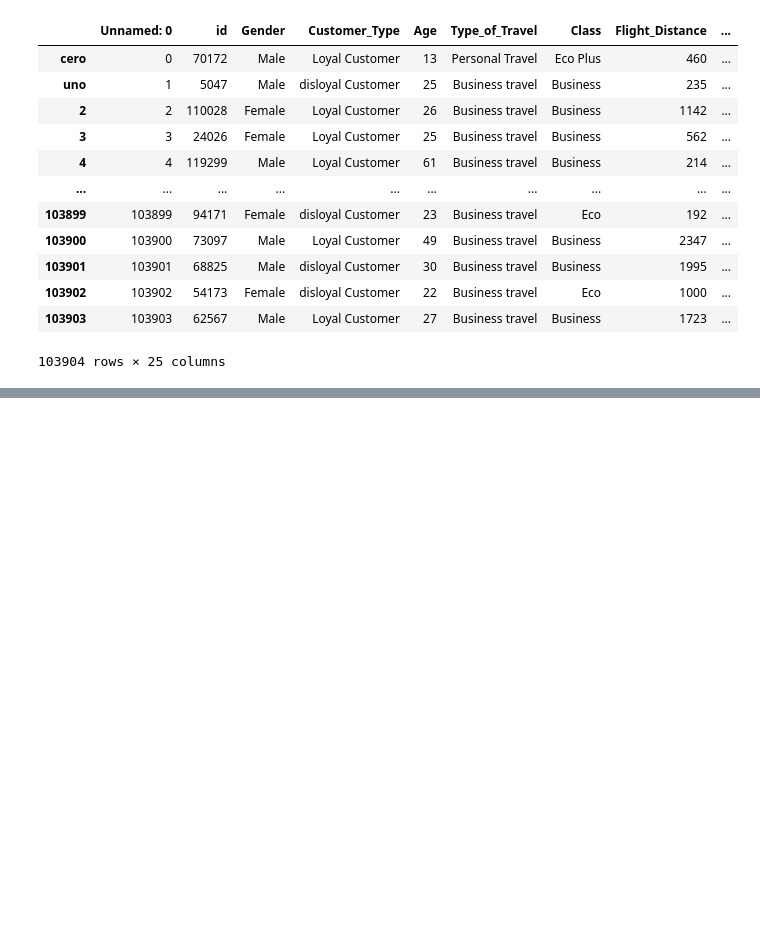
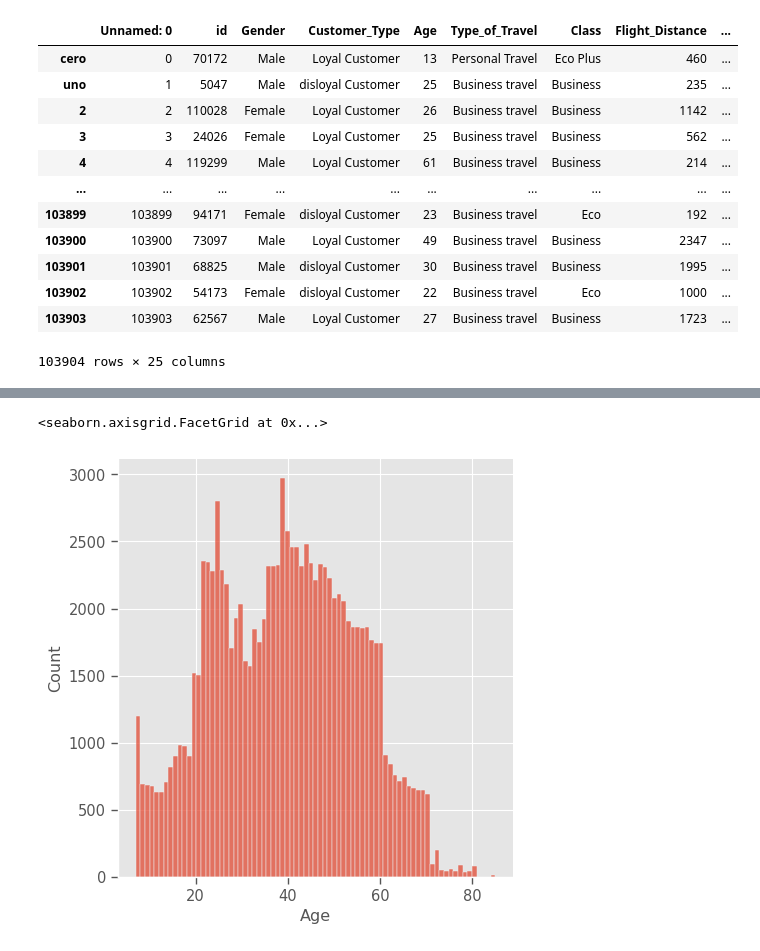
Before and after one commit to CandelaTamole/CoderHouse-32843-Entregables, a Jupyter notebook: TamoleCandela2.ipynb, the cells around one changed output, grey strips where cells are left out. Saved outputs shown, nothing was run; the diff lists cells and outputs as text; code cells hidden in the pictures; blank space fills up the shorter version.

```diff
--- a/TamoleCandela2.ipynb
+++ b/TamoleCandela2.ipynb
@@ -106,6 +93,0 @@ df.describe(exclude=['O'])
-# %%
-
-df = pd.DataFrame({
-'a': [1, 2] * 3,
-'b': [True, False] * 3,
-'c': [1.0, 2.0] * 3})
@@ -122,4 +93,0 @@ df
-# %%
-df = pd.DataFrame({'col1': [1, 2], 'col2': [3, 4]})
-df.shape
-df
@@ -130,3 +93,0 @@ df
-# %%
-df = pd.read_csv ('/workspaces/codespaces-blank/Data/1er_dataset.csv')
-df
@@ -196,0 +181,2 @@ NameError: name 'df' is not defined
+# %%
+df.drop(['Unnamed: 0', 'id'], axis= 1, inplace= True)
@@ -196,0 +208,6 @@ NameError: name 'df' is not defined
+# %%
+sns.set_context('paper', font_scale= 1.2)
+sns.displot(df['Age'])
+# %% [output]
+<seaborn.axisgrid.FacetGrid at 0x...>
+[figure, added]
```
Also changed, not shown: parts of 21 cells of this notebook.
